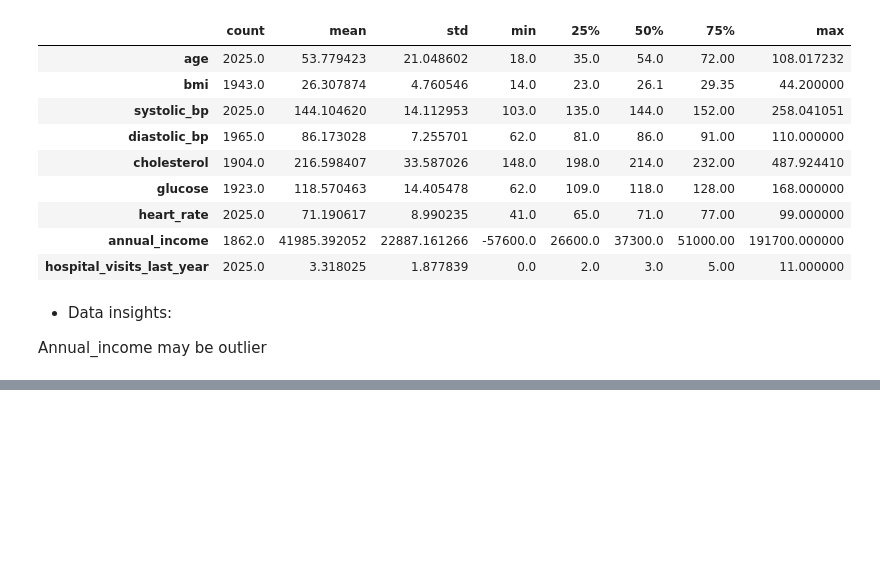
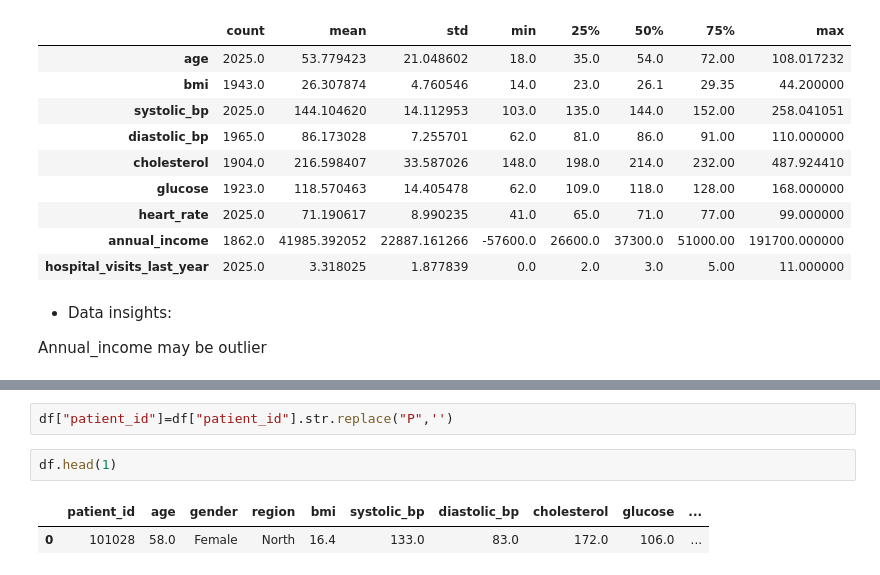
Before and after one commit to laxmanclinilaunch-hub/AI-ML-8-9-, a Jupyter notebook: 2.EDA/EDA_project.ipynb, the cells around one changed output, grey strips where cells are left out. Saved outputs shown, nothing was run; the diff lists cells and outputs as text; blank space fills up the shorter version.

```diff
--- a/2.EDA/EDA_project.ipynb
+++ b/2.EDA/EDA_project.ipynb
@@ -123,0 +167,7 @@ df.describe().T
+# %%
+df["patient_id"]=df["patient_id"].str.replace("P",'')
+# %%
+df.head(1)
+# %% [output]
+|  | patient_id | age | gender | region | bmi | systolic_bp | diastolic_bp | cholesterol | glucose | ... |
+| 0 | 101028 | 58.0 | Female | North | 16.4 | 133.0 | 83.0 | 172.0 | 106.0 | ... |
```
Also changed, not shown: parts of 28 cells of this notebook.
